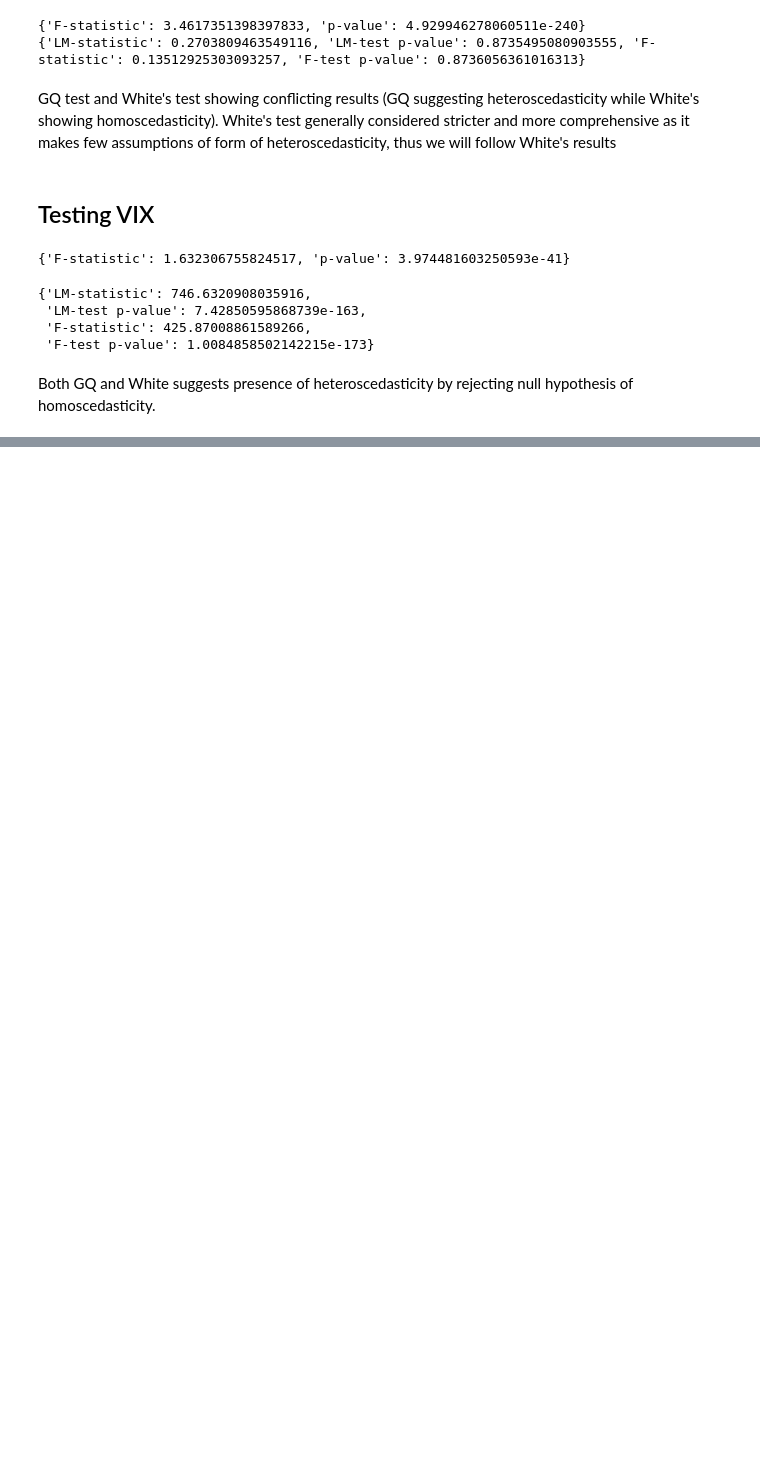
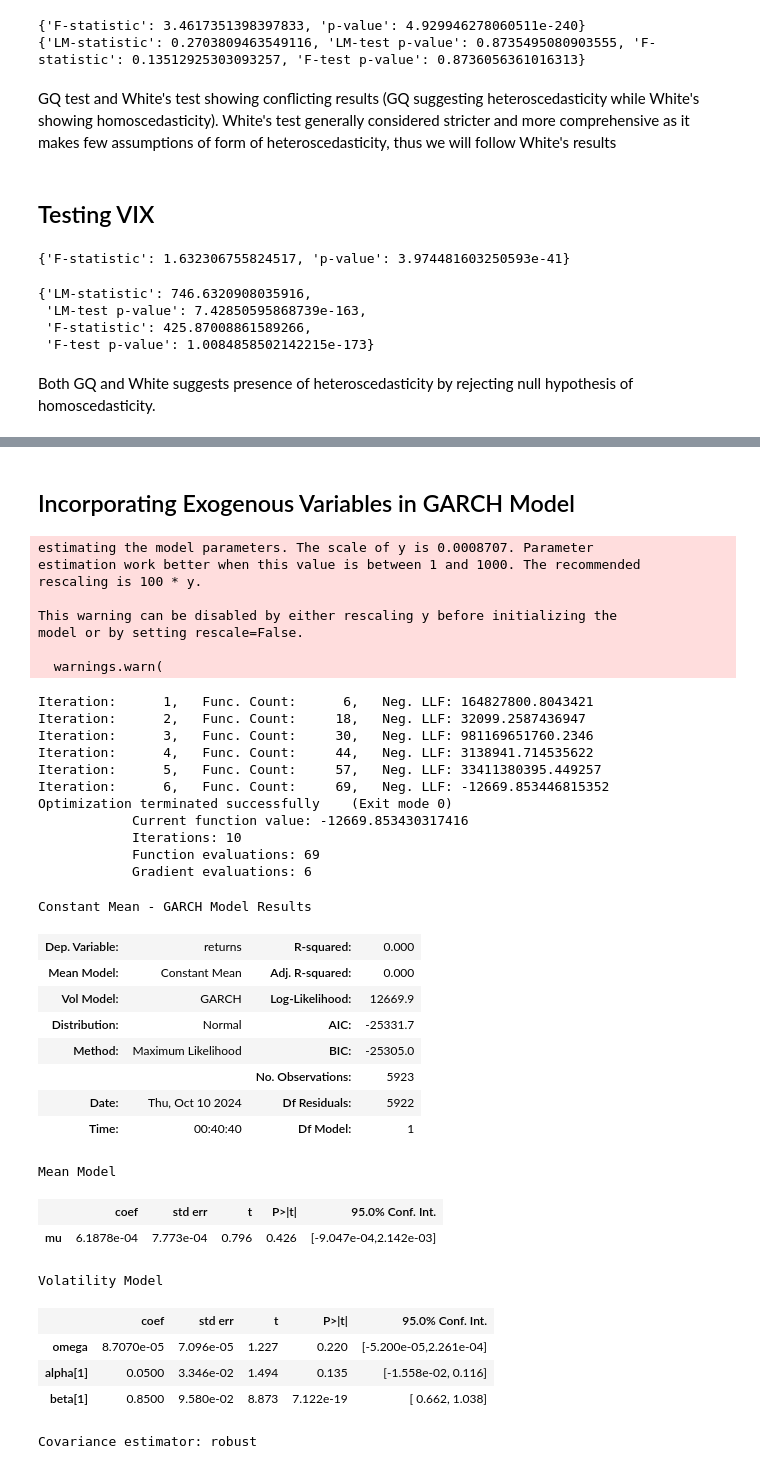
Before and after one commit to siruiliu-code/GARCH-X-Volatility-Modelling-with-Equity-Options-Trading, a Jupyter notebook: gavin_garch.ipynb, the cells around one changed output, grey strips where cells are left out. Drawn from its saved outputs; the diff is of its cells as text; code cells hidden in the pictures; blank space fills up the shorter version.

```diff
--- a/gavin_garch.ipynb
+++ b/gavin_garch.ipynb
@@ -152,0 +249,44 @@ Both GQ and White suggests presence of heteroscedasticity by rejecting null hypo
+# %% [markdown]
+## Incorporating Exogenous Variables in GARCH Model
+# %%
+garch_x_model = arch_model(comb_df["returns"], vol="Garch", p=1, q=1, x=comb_df[["DXY", "2s10s", "VIX"]])
+garch_x_fit = garch_x_model.fit()
+garch_x_fit.summary()
+# %% [output]
+estimating the model parameters. The scale of y is 0.0008707. Parameter
+estimation work better when this value is between 1 and 1000. The recommended
+rescaling is 100 * y.
+
+This warning can be disabled by either rescaling y before initializing the
+model or by setting rescale=False.
+
+  warnings.warn(
+Iteration:      1,   Func. Count:      6,   Neg. LLF: 164827800.8043421
+Iteration:      2,   Func. Count:     18,   Neg. LLF: 32099.2587436947
+Iteration:      3,   Func. Count:     30,   Neg. LLF: 981169651760.2346
+Iteration:      4,   Func. Count:     44,   Neg. LLF: 3138941.714535622
+Iteration:      5,   Func. Count:     57,   Neg. LLF: 33411380395.449257
+Iteration:      6,   Func. Count:     69,   Neg. LLF: -12669.853446815352
+Optimization terminated successfully    (Exit mode 0)
+            Current function value: -12669.853430317416
+            Iterations: 10
+            Function evaluations: 69
+            Gradient evaluations: 6
+Constant Mean - GARCH Model Results
+| Dep. Variable: | returns | R-squared: | 0.000 |
+| Mean Model: | Constant Mean | Adj. R-squared: | 0.000 |
+| Vol Model: | GARCH | Log-Likelihood: | 12669.9 |
+| Distribution: | Normal | AIC: | -25331.7 |
+| Method: | Maximum Likelihood | BIC: | -25305.0 |
+|  |  | No. Observations: | 5923 |
+| Date: | Thu, Oct 10 2024 | Df Residuals: | 5922 |
+| Time: | 00:40:40 | Df Model: | 1 |
+Mean Model
+|  | coef | std err | t | P>|t| | 95.0% Conf. Int. |
+| mu | 6.1878e-04 | 7.773e-04 | 0.796 | 0.426 | [-9.047e-04,2.142e-03] |
+Volatility Model
+|  | coef | std err | t | P>|t| | 95.0% Conf. Int. |
+| omega | 8.7070e-05 | 7.096e-05 | 1.227 | 0.220 | [-5.200e-05,2.261e-04] |
+| alpha[1] | 0.0500 | 3.346e-02 | 1.494 | 0.135 | [-1.558e-02, 0.116] |
+| beta[1] | 0.8500 | 9.580e-02 | 8.873 | 7.122e-19 | [ 0.662, 1.038] |
+Covariance estimator: robust
```
Also changed, not shown: parts of 16 cells of this notebook, 1 other file.
